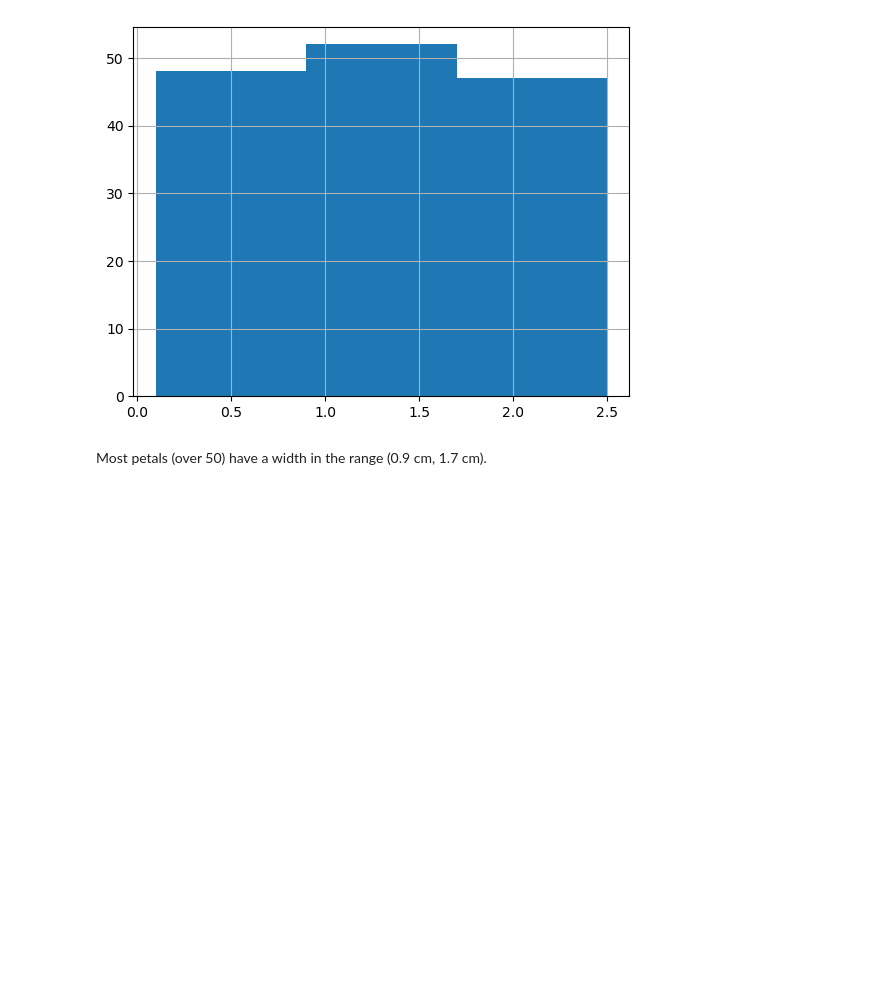
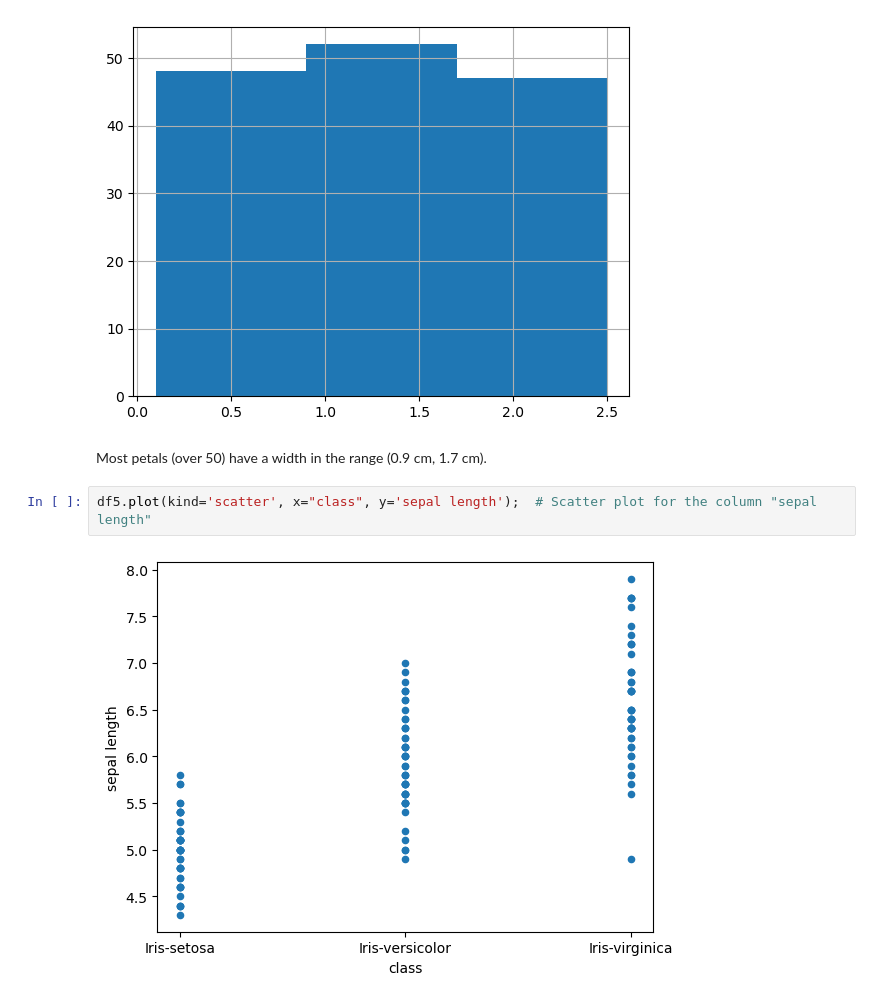
Before and after one commit to Glogover/pands-project, a Jupyter notebook: analysis.ipynb, the cells around one changed output. Saved outputs shown, nothing was run; the diff lists cells and outputs as text; blank space fills up the shorter version.

Commit message:
general overview - scatter plots

```diff
--- a/analysis.ipynb
+++ b/analysis.ipynb
@@ -328,3 +328,7 @@ df5["petal width"].hist(bins=3); # Histogram for the column "petal width"
 [figure]
 # %% [markdown]
 Most petals (over 50) have a width in the range (0.9 cm, 1.7 cm).
+# %%
+df5.plot(kind='scatter', x="class", y='sepal length');  # Scatter plot for the column "sepal length"
+# %% [output]
+[figure, added]
```
Also changed, not shown: parts of 9 cells of this notebook, 1 other file.
